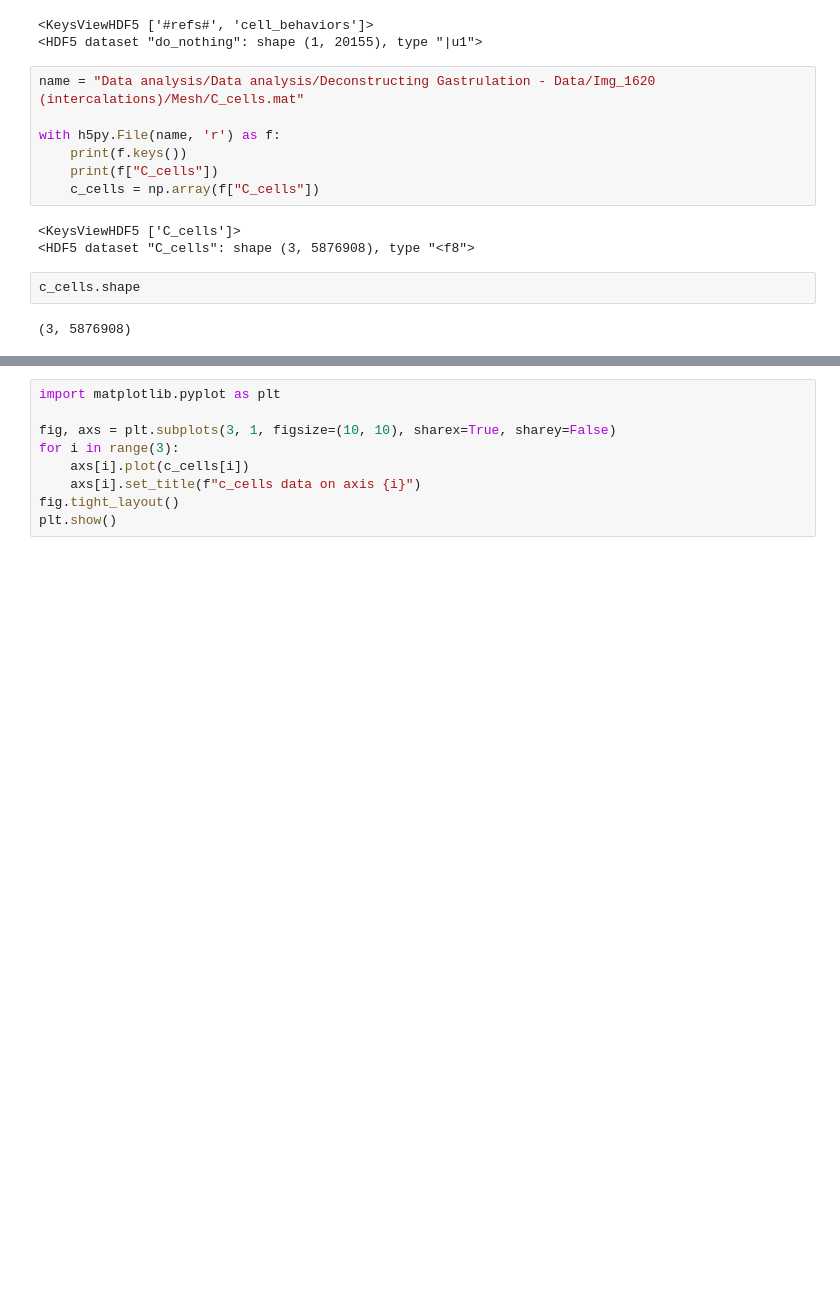
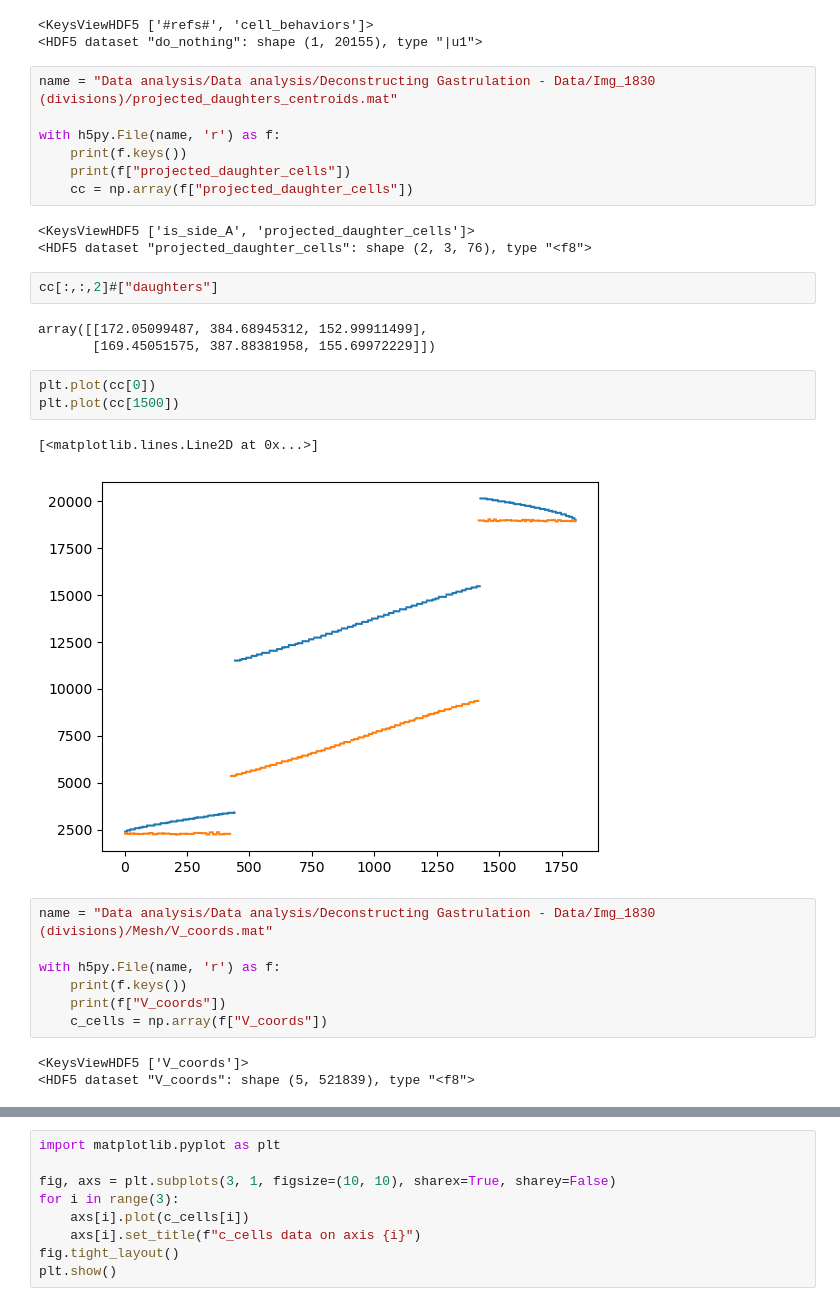
Before and after one commit to JakobSchauser/Thesis, a Jupyter notebook: DeconstructingGastrulation-Data/stas.ipynb, the cells around one changed output, grey strips where cells are left out. Cells and saved outputs as stored; diff of their text form; blank space fills up the shorter version.

Commit message:
I think I understand their data now

```diff
--- a/DeconstructingGastrulation-Data/stas.ipynb
+++ b/DeconstructingGastrulation-Data/stas.ipynb
@@ -42,17 +42,34 @@ with h5py.File(name, 'r') as f:
 # %% [output]
 <KeysViewHDF5 ['#refs#', 'cell_behaviors']>
 <HDF5 dataset "do_nothing": shape (1, 20155), type "|u1">
+# %%
+name = "Data analysis/Data analysis/Deconstructing Gastrulation - Data/Img_1830 (divisions)/projected_daughters_centroids.mat"
+
+with h5py.File(name, 'r') as f:
+    print(f.keys())
+    print(f["projected_daughter_cells"])
+    cc = np.array(f["projected_daughter_cells"])
+# %% [output]
+<KeysViewHDF5 ['is_side_A', 'projected_daughter_cells']>
+<HDF5 dataset "projected_daughter_cells": shape (2, 3, 76), type "<f8">
+# %%
+cc[:,:,2]#["daughters"]
+# %% [output]
+array([[172.05099487, 384.68945312, 152.99911499],
+       [169.45051575, 387.88381958, 155.69972229]])
+# %%
+plt.plot(cc[0])
+plt.plot(cc[1500])
+# %% [output]
+[<matplotlib.lines.Line2D at 0x...>]
+[figure, added]
 # %%
-name = "Data analysis/Data analysis/Deconstructing Gastrulation - Data/Img_1620 (intercalations)/Mesh/C_cells.mat"
+name = "Data analysis/Data analysis/Deconstructing Gastrulation - Data/Img_1830 (divisions)/Mesh/V_coords.mat"
 
 with h5py.File(name, 'r') as f:
     print(f.keys())
-    print(f["C_cells"])
-    c_cells = np.array(f["C_cells"])
+    print(f["V_coords"])
+    c_cells = np.array(f["V_coords"])
 # %% [output]
-<KeysViewHDF5 ['C_cells']>
-<HDF5 dataset "C_cells": shape (3, 5876908), type "<f8">
+<KeysViewHDF5 ['V_coords']>
+<HDF5 dataset "V_coords": shape (5, 521839), type "<f8">
-# %%
-c_cells.shape
-# %% [output]
-(3, 5876908)
```
Also changed, not shown: parts of 2 cells of this notebook, 2 other files.
